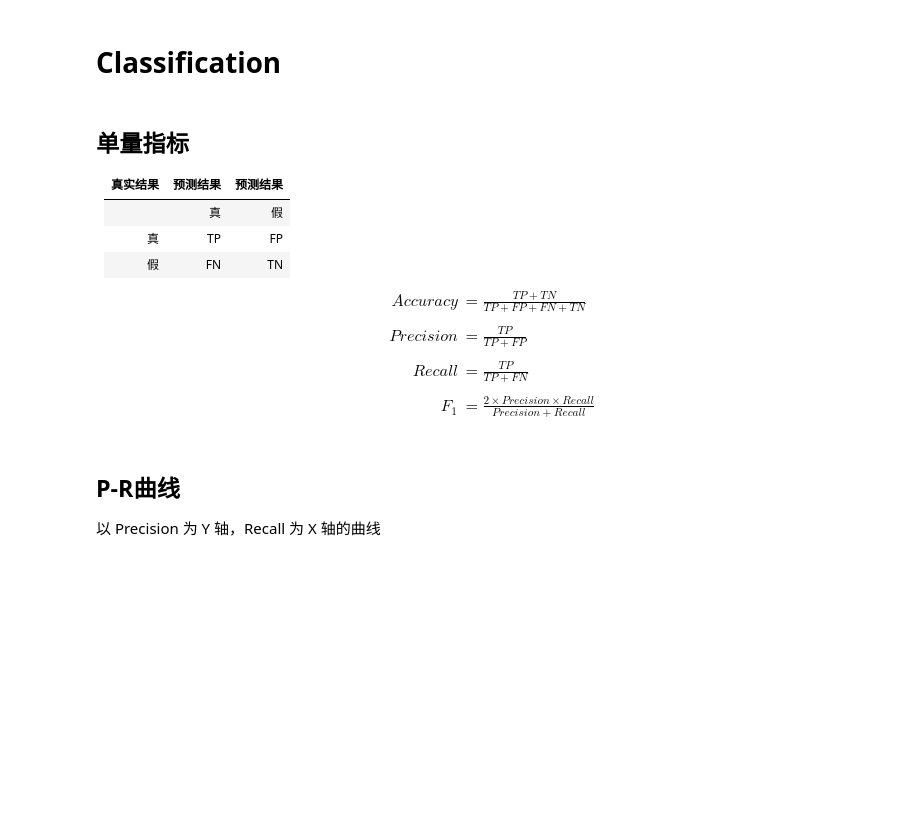
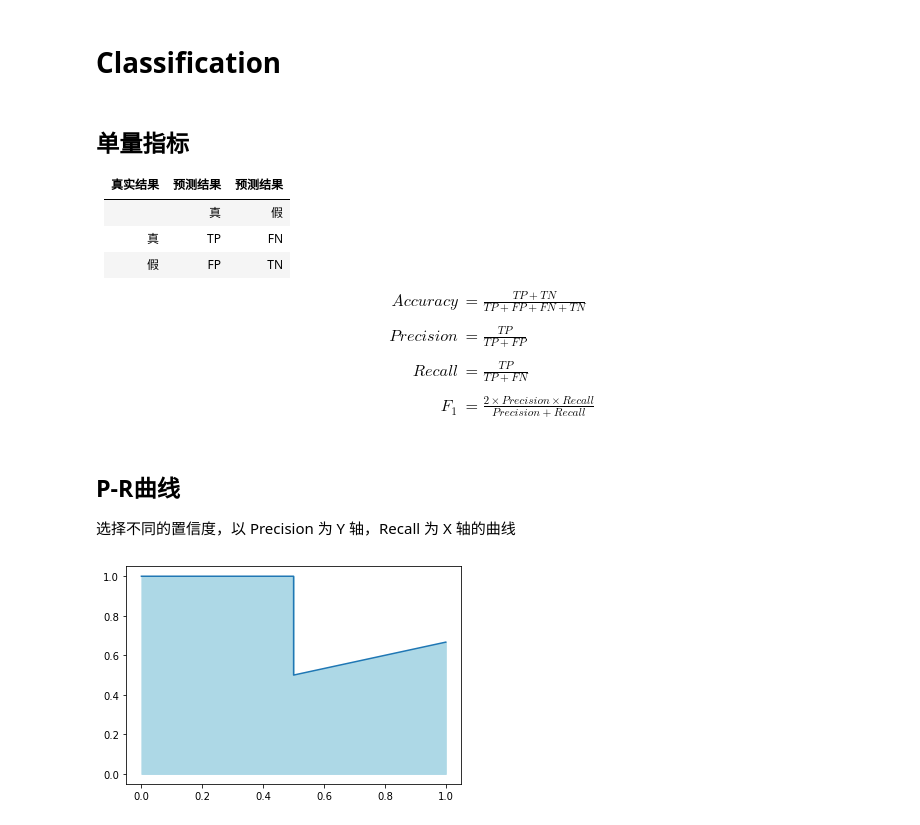
Before and after one commit to HonorWithPupils/Pattern-Recognition-Coursework, a Jupyter notebook: Metrics.ipynb, the cells around one changed output. Saved outputs shown, nothing was run; the diff lists cells and outputs as text; code cells hidden in the pictures; blank space fills up the shorter version.

```diff
--- a/Metrics.ipynb
+++ b/Metrics.ipynb
@@ -7,8 +8,8 @@ import numpy as np
 | 真实结果 | 预测结果 | 预测结果 |
 | ----- | --------- | ----------- |
 |    | 真 | 假 |
-| 真 | TP | FP |
-| 假 | FN | TN |
+| 真 | TP | FN |
+| 假 | FP | TN |
 
 $$
 \begin{align}
@@ -32,4 +33,4 @@ def singleMetics(P, R):
              'Precision':Precision, 'Recall':Recall, 'F1':F1}
 # %% [markdown]
 ## P-R曲线
-以 Precision 为 Y 轴，Recall 为 X 轴的曲线
+选择不同的置信度，以 Precision 为 Y 轴，Recall 为 X 轴的曲线
@@ -35,0 +85,9 @@ def singleMetics(P, R):
+# %%
+y_true = np.array([0, 0, 1, 1])
+y_prob = np.array([0.1, 0.4, 0.35, 0.8])
+precision, recall, thresholds = PRcurve(y_prob, y_true)
+# %%
+plt.plot(recall, precision)
+plt.fill_between(recall, precision, color='lightblue');
+# %% [output]
+[figure, added]
```
Also changed, not shown: parts of 21 cells of this notebook, 2 other files.
